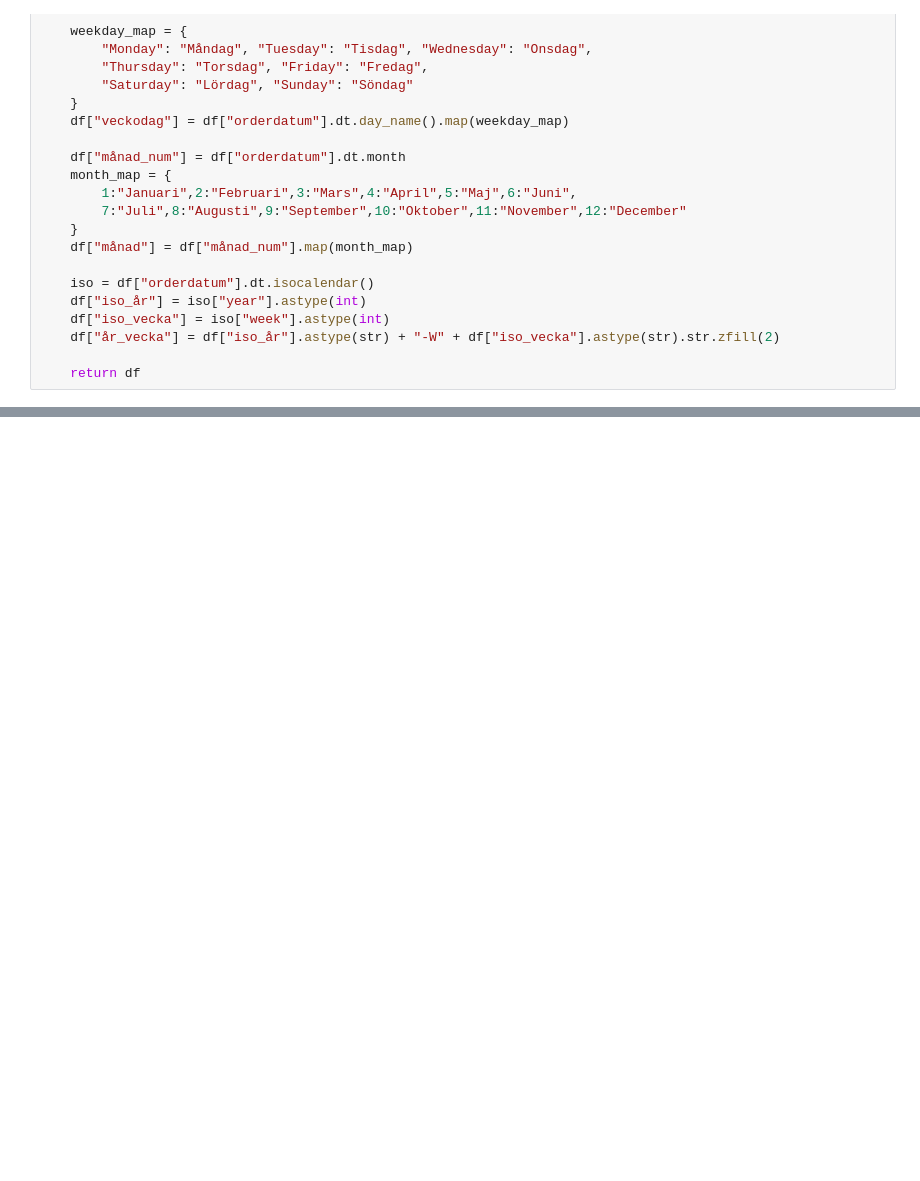
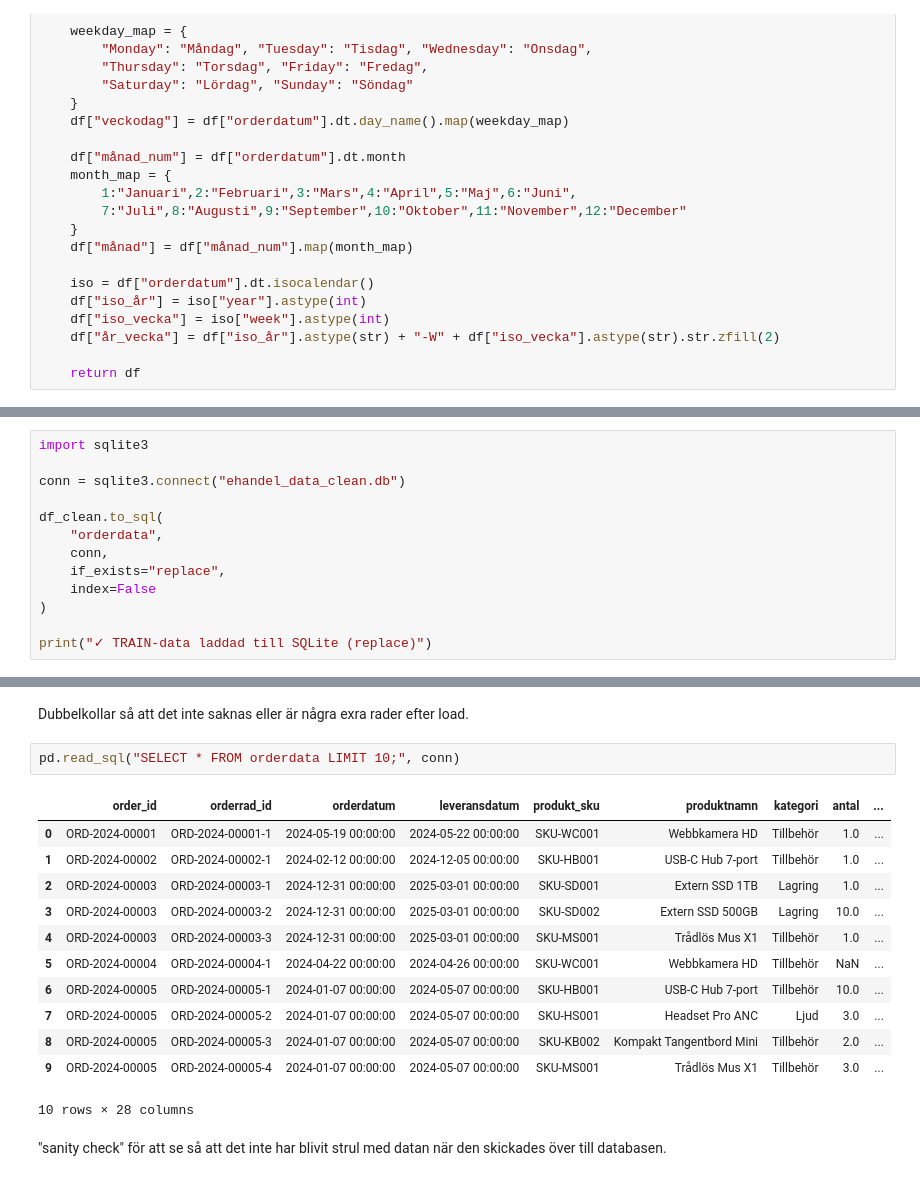
Before and after one commit to rikardsoderstrom/DataScience-uppgift, a Jupyter notebook: etl_pipeline.ipynb, the cells around one changed output, grey strips where cells are left out. Saved outputs shown, nothing was run; the diff lists cells and outputs as text; blank space fills up the shorter version.

Commit message:
kört valideringen som gick bra. Även loadat in både clean och val dataseten och checkat så det inte hänt något med datan.

```diff
--- a/etl_pipeline.ipynb
+++ b/etl_pipeline.ipynb
@@ -822,0 +893,13 @@ def addera_features(df: pd.DataFrame) -> pd.DataFrame:
+# %%
+import sqlite3
+
+conn = sqlite3.connect("ehandel_data_clean.db")
+
+df_clean.to_sql(
+    "orderdata",
+    conn,
+    if_exists="replace",
+    index=False
+)
+
+print("✓ TRAIN-data laddad till SQLite (replace)")
@@ -822,0 +986,19 @@ def addera_features(df: pd.DataFrame) -> pd.DataFrame:
+# %% [markdown]
+Dubbelkollar så att det inte saknas eller är några exra rader efter load.
+# %%
+pd.read_sql("SELECT * FROM orderdata LIMIT 10;", conn)
+# %% [output]
+|  | order_id | orderrad_id | orderdatum | leveransdatum | produkt_sku | produktnamn | kategori | antal | ... |
+| 0 | ORD-2024-00001 | ORD-2024-00001-1 | 2024-05-19 00:00:00 | 2024-05-22 00:00:00 | SKU-WC001 | Webbkamera HD | Tillbehör | 1.0 | ... |
+| 1 | ORD-2024-00002 | ORD-2024-00002-1 | 2024-02-12 00:00:00 | 2024-12-05 00:00:00 | SKU-HB001 | USB-C Hub 7-port | Tillbehör | 1.0 | ... |
+| 2 | ORD-2024-00003 | ORD-2024-00003-1 | 2024-12-31 00:00:00 | 2025-03-01 00:00:00 | SKU-SD001 | Extern SSD 1TB | Lagring | 1.0 | ... |
+| 3 | ORD-2024-00003 | ORD-2024-00003-2 | 2024-12-31 00:00:00 | 2025-03-01 00:00:00 | SKU-SD002 | Extern SSD 500GB | Lagring | 10.0 | ... |
+| 4 | ORD-2024-00003 | ORD-2024-00003-3 | 2024-12-31 00:00:00 | 2025-03-01 00:00:00 | SKU-MS001 | Trådlös Mus X1 | Tillbehör | 1.0 | ... |
+| 5 | ORD-2024-00004 | ORD-2024-00004-1 | 2024-04-22 00:00:00 | 2024-04-26 00:00:00 | SKU-WC001 | Webbkamera HD | Tillbehör | NaN | ... |
+| 6 | ORD-2024-00005 | ORD-2024-00005-1 | 2024-01-07 00:00:00 | 2024-05-07 00:00:00 | SKU-HB001 | USB-C Hub 7-port | Tillbehör | 10.0 | ... |
+| 7 | ORD-2024-00005 | ORD-2024-00005-2 | 2024-01-07 00:00:00 | 2024-05-07 00:00:00 | SKU-HS001 | Headset Pro ANC | Ljud | 3.0 | ... |
+| 8 | ORD-2024-00005 | ORD-2024-00005-3 | 2024-01-07 00:00:00 | 2024-05-07 00:00:00 | SKU-KB002 | Kompakt Tangentbord Mini | Tillbehör | 2.0 | ... |
+| 9 | ORD-2024-00005 | ORD-2024-00005-4 | 2024-01-07 00:00:00 | 2024-05-07 00:00:00 | SKU-MS001 | Trådlös Mus X1 | Tillbehör | 3.0 | ... |
+10 rows × 28 columns
+# %% [markdown]
+"sanity check" för att se så att det inte har blivit strul med datan när den skickades över till databasen.
```
Also changed, not shown: parts of 18 cells of this notebook, 1 other file.
